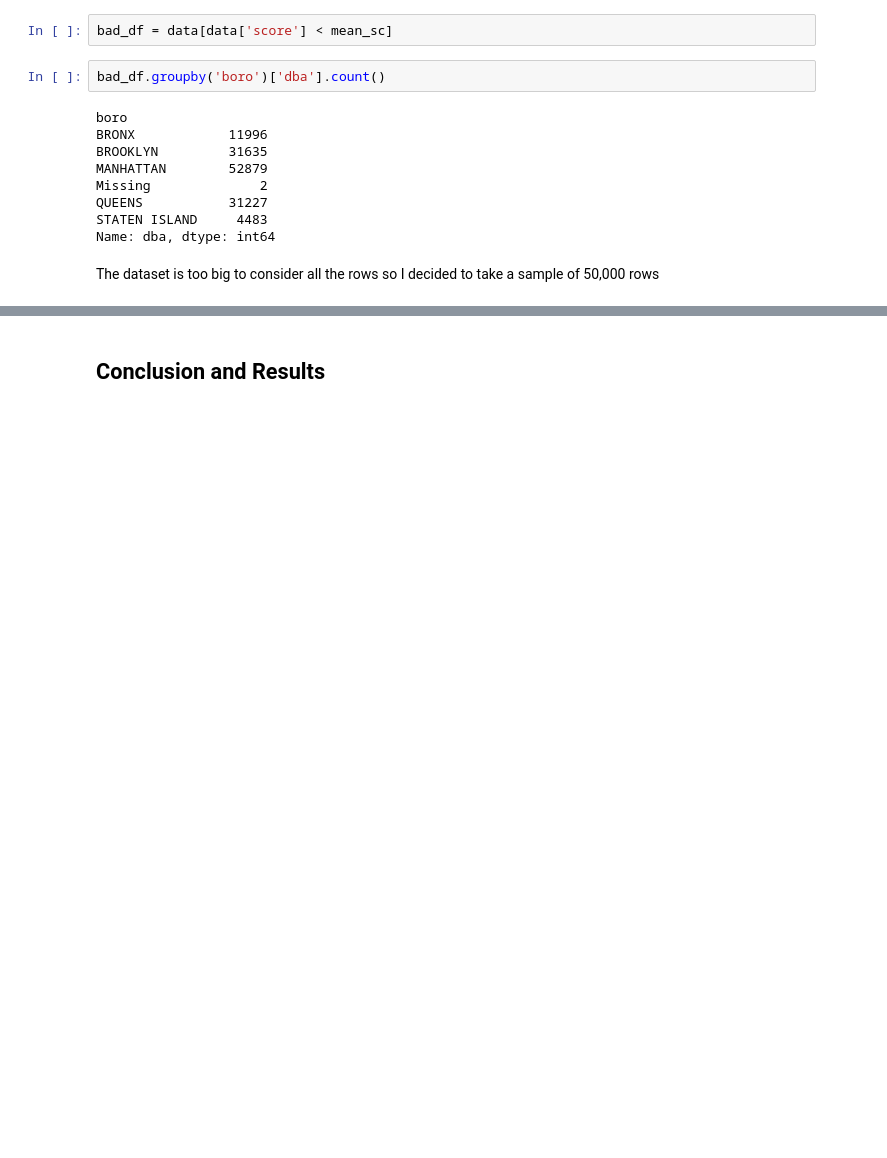
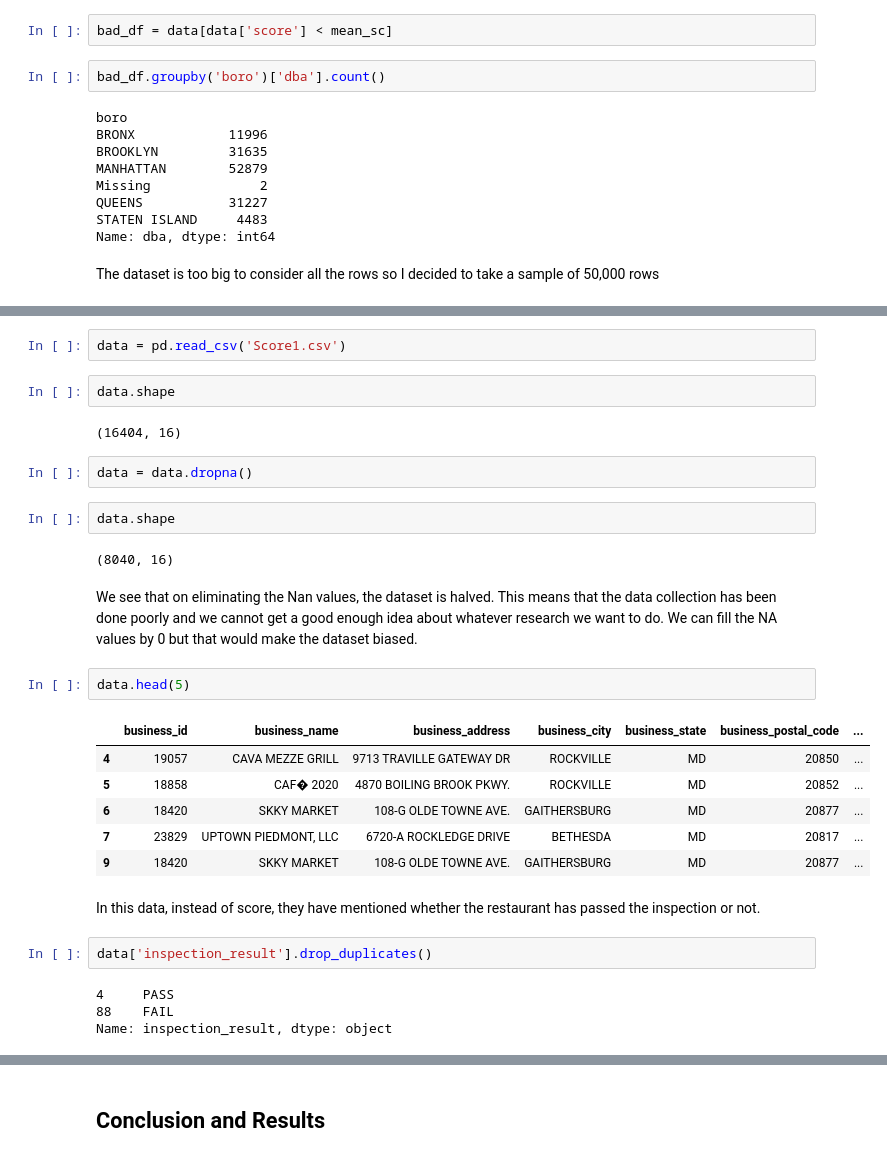
Before and after one commit to khyatiparekh/Final-Project-Plan, a Jupyter notebook: Final_project.ipynb, the cells around one changed output, grey strips where cells are left out. Drawn from its saved outputs; the diff is of its cells as text; blank space fills up the shorter version.

```diff
--- a/Final_project.ipynb
+++ b/Final_project.ipynb
@@ -530,0 +535,31 @@ The dataset is too big to consider all the rows so I decided to take a sample of
+# %%
+data = pd.read_csv('Score1.csv')
+# %%
+data.shape
+# %% [output]
+(16404, 16)
+# %%
+data = data.dropna()
+# %%
+data.shape
+# %% [output]
+(8040, 16)
+# %% [markdown]
+We see that on eliminating the Nan values, the dataset is halved. This means that the data collection has been done poorly and we cannot get a good enough idea about whatever research we want to do. We can fill the NA values by 0 but that would make the dataset biased.
+# %%
+data.head(5)
+# %% [output]
+|  | business_id | business_name | business_address | business_city | business_state | business_postal_code | ... |
+| 4 | 19057 | CAVA MEZZE GRILL | 9713 TRAVILLE GATEWAY DR | ROCKVILLE | MD | 20850 | ... |
+| 5 | 18858 | CAF� 2020 | 4870 BOILING BROOK PKWY. | ROCKVILLE | MD | 20852 | ... |
+| 6 | 18420 | SKKY MARKET | 108-G OLDE TOWNE AVE. | GAITHERSBURG | MD | 20877 | ... |
+| 7 | 23829 | UPTOWN PIEDMONT, LLC | 6720-A ROCKLEDGE DRIVE | BETHESDA | MD | 20817 | ... |
+| 9 | 18420 | SKKY MARKET | 108-G OLDE TOWNE AVE. | GAITHERSBURG | MD | 20877 | ... |
+# %% [markdown]
+In this data, instead of score, they have mentioned whether the restaurant has passed the inspection or not.
+# %%
+data['inspection_result'].drop_duplicates()
+# %% [output]
+4     PASS
+88    FAIL
+Name: inspection_result, dtype: object
```
Also changed, not shown: parts of 16 cells of this notebook.
